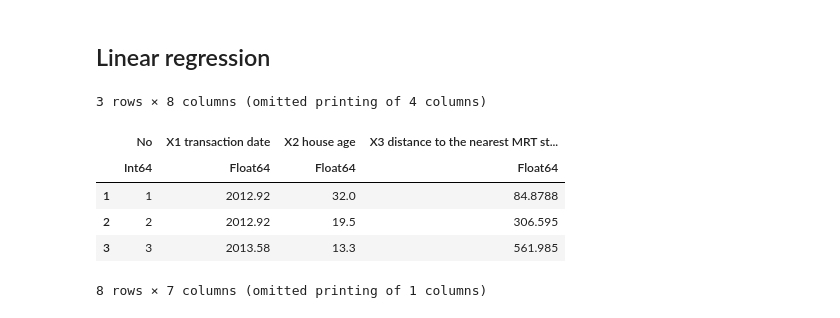
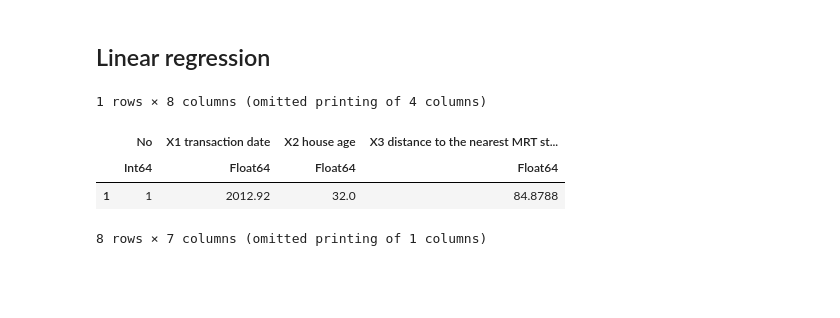
Before and after one commit to John-Ad/AI_ML_labs, a Jupyter notebook: lab2.ipynb, the cells around one changed output. Saved outputs shown, nothing was run; the diff lists cells and outputs as text; code cells hidden in the pictures; blank space fills up the shorter version.

```diff
--- a/lab2.ipynb
+++ b/lab2.ipynb
@@ -13,15 +13,13 @@ using StatsPlots
 # %%
 # read data
 
 df=CSV.read("./real_estate.csv",DataFrame)
-first(df,3)
+first(df,1)
 # %% [output]
-3 rows × 8 columns (omitted printing of 4 columns)
+1 rows × 8 columns (omitted printing of 4 columns)
 |  | No | X1 transaction date | X2 house age | X3 distance to the nearest MRT st... |
 |  | Int64 | Float64 | Float64 | Float64 |
 | 1 | 1 | 2012.92 | 32.0 | 84.8788 |
-| 2 | 2 | 2012.92 | 19.5 | 306.595 |
-| 3 | 3 | 2013.58 | 13.3 | 561.985 |
 # %%
 # describe data
 
```
Also changed, not shown: parts of 17 cells of this notebook.
